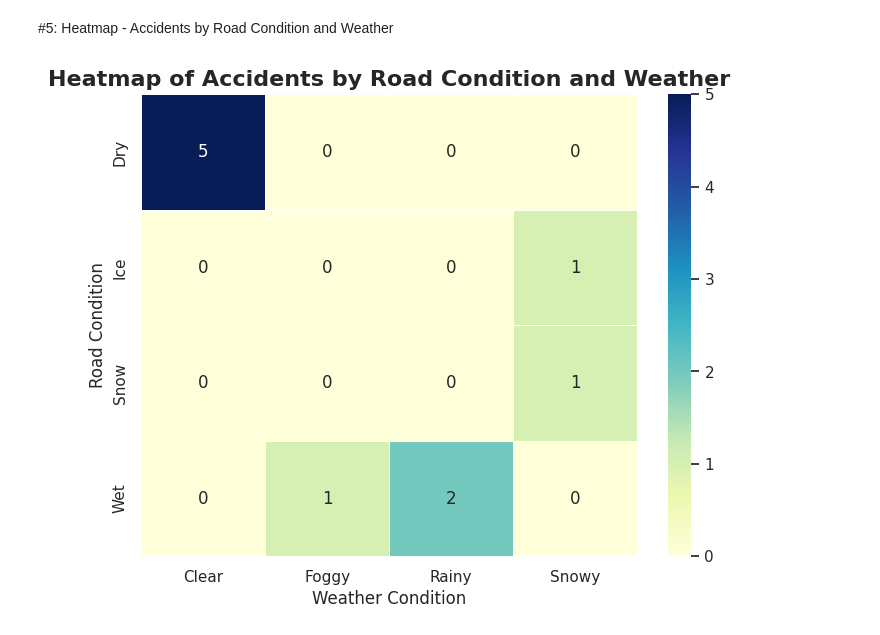
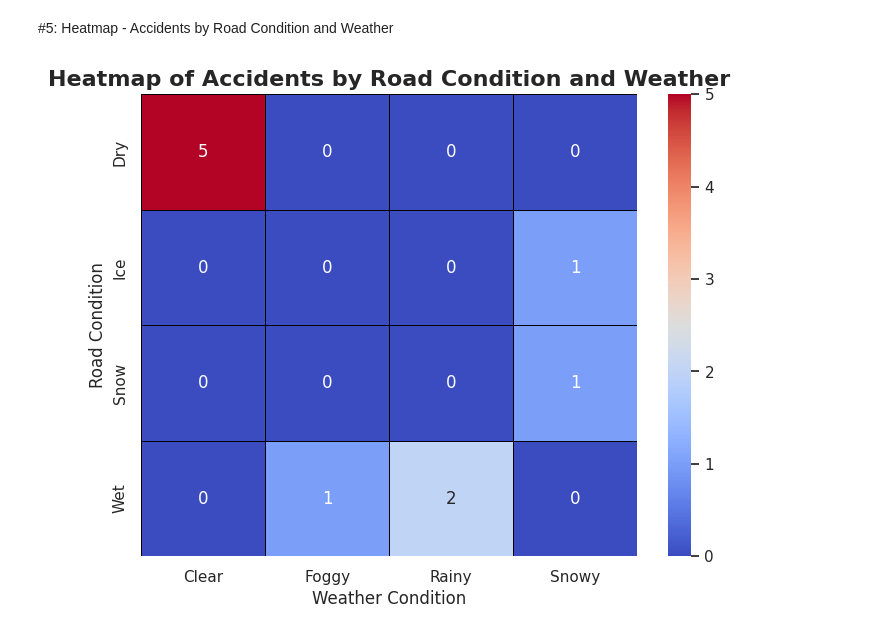
Before and after one commit to Devphadatare/Prodigy-Infotech, a Jupyter notebook: Task_5.ipynb, the cells around one changed output. Saved outputs shown, nothing was run; the diff lists cells and outputs as text; code cells hidden in the pictures.

```diff
--- a/Task_5.ipynb
+++ b/Task_5.ipynb
@@ -74,13 +74,13 @@ plt.show()
 # %% [markdown]
 #5: Heatmap - Accidents by Road Condition and Weather
 # %%
-# 4. Heatmap of Accidents by Road Condition and Weather with color intensity
+# 4. Heatmap of Accidents by Road Condition and Weather with vibrant color intensity
 plt.figure(figsize=(8,6))
 heatmap_data = pd.crosstab(df['Road_Condition'], df['Weather'])
-sns.heatmap(heatmap_data, annot=True, cmap="YlGnBu", linewidths=0.5)
+sns.heatmap(heatmap_data, annot=True, cmap="coolwarm", linewidths=0.5, linecolor='black')
 plt.title('Heatmap of Accidents by Road Condition and Weather', fontsize=16, fontweight='bold')
 plt.xlabel('Weather Condition', fontsize=12)
 plt.ylabel('Road Condition', fontsize=12)
 plt.show()
 # %% [output]
-[figure, old version]
+[figure, new version]
```
